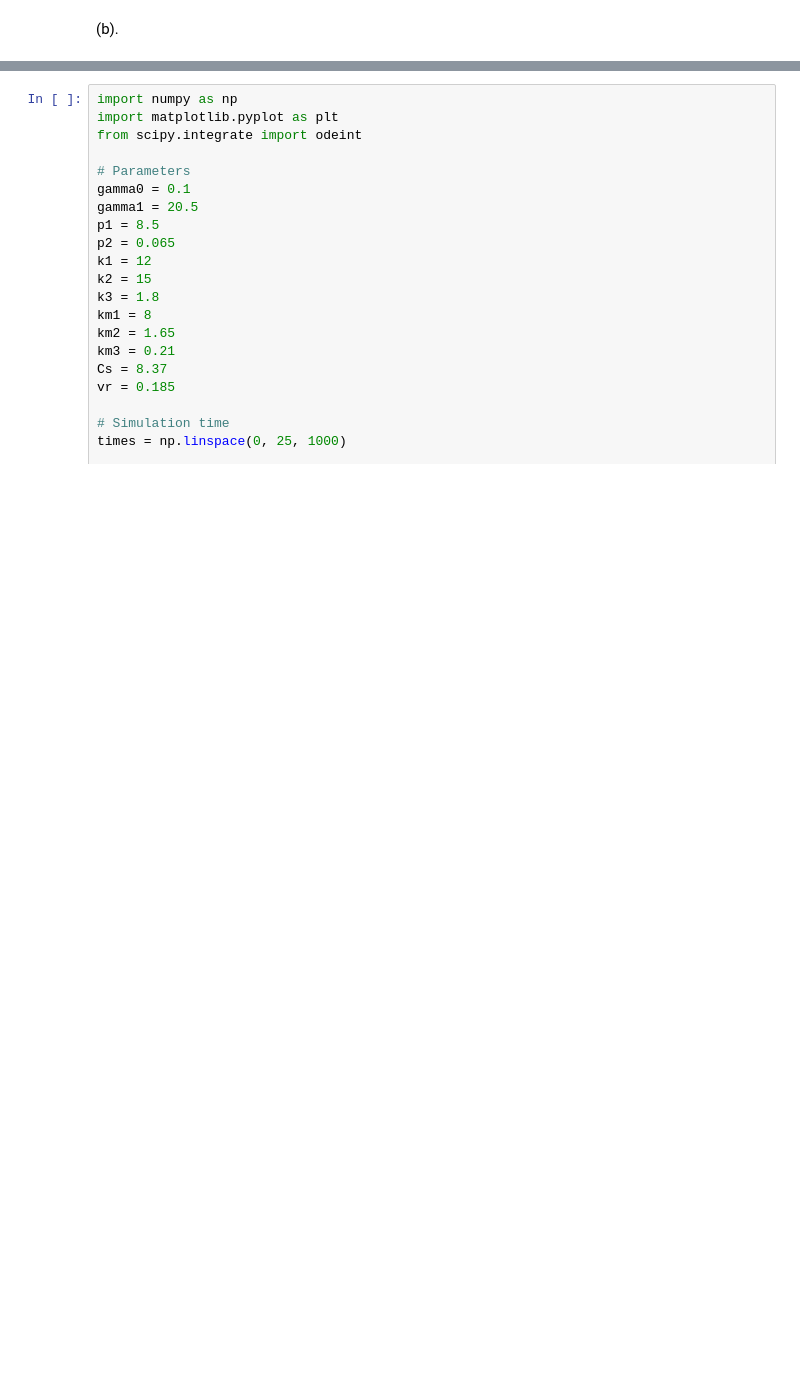
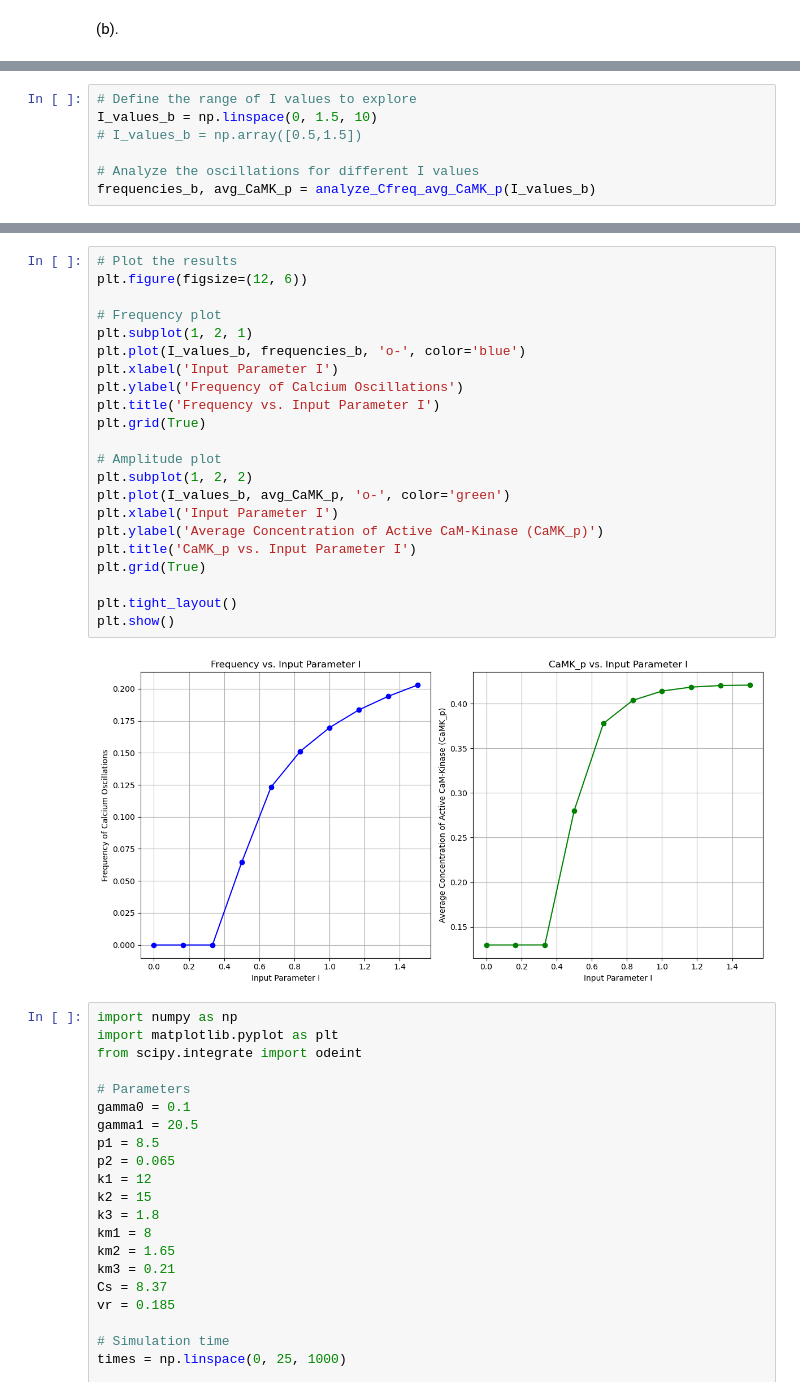
Before and after one commit to maxwellyue1/AMATH-882, a Jupyter notebook: A2/Frequency_encoding.ipynb, the cells around one changed output, grey strips where cells are left out. Saved outputs shown, nothing was run; the diff lists cells and outputs as text; blank space fills up the shorter version.

```diff
--- a/A2/Frequency_encoding.ipynb
+++ b/A2/Frequency_encoding.ipynb
@@ -437,0 +476,7 @@ plt.show()
+# %%
+# Define the range of I values to explore
+I_values_b = np.linspace(0, 1.5, 10)
+# I_values_b = np.array([0.5,1.5])
+
+# Analyze the oscillations for different I values
+frequencies_b, avg_CaMK_p = analyze_Cfreq_avg_CaMK_p(I_values_b)
@@ -438,3 +506,27 @@ plt.show()
+# %%
+# Plot the results
+plt.figure(figsize=(12, 6))
+
+# Frequency plot
+plt.subplot(1, 2, 1)
+plt.plot(I_values_b, frequencies_b, 'o-', color='blue')
+plt.xlabel('Input Parameter I')
+plt.ylabel('Frequency of Calcium Oscillations')
+plt.title('Frequency vs. Input Parameter I')
+plt.grid(True)
+
+# Amplitude plot
+plt.subplot(1, 2, 2)
+plt.plot(I_values_b, avg_CaMK_p, 'o-', color='green')
+plt.xlabel('Input Parameter I')
+plt.ylabel('Average Concentration of Active CaM-Kinase (CaMK_p)')
+plt.title('CaMK_p vs. Input Parameter I')
+plt.grid(True)
+
+plt.tight_layout()
+plt.show()
+# %% [output]
+[figure, added]
 # %%
 import numpy as np
 import matplotlib.pyplot as plt
```
Also changed, not shown: parts of 11 cells of this notebook, 3 other files.
